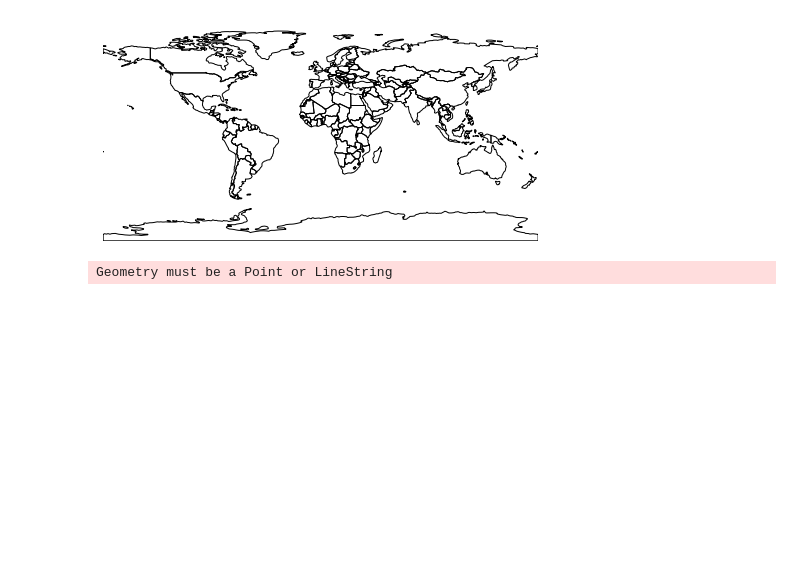
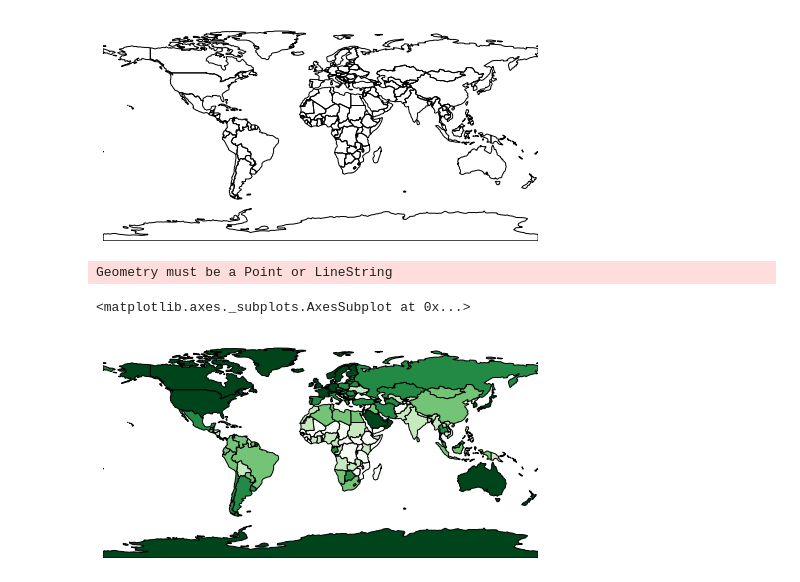
Before and after one commit to Sabarnna1/Geopanda-, a Jupyter notebook: Geopanda_Plot.ipynb, the cells around one changed output. Cells and saved outputs as stored; diff of their text form; code cells hidden in the pictures; blank space fills up the shorter version.

```diff
--- a/Geopanda_Plot.ipynb
+++ b/Geopanda_Plot.ipynb
@@ -86,3 +86,18 @@ ax = geoplot.polyplot(world, projection=geoplot.crs.Orthographic(), figsize=(8,
 ax.outline_patch.set_visible(True)
 # %% [output]
 Geometry must be a Point or LineString
+# %%
+import geoplot
+import mapclassify
+world=gpd.read_file(gpd.datasets.get_path('naturalearth_lowres'))
+gpd_per_person = world['gdp_md_est'] / world['pop_est']
+scheme = mapclassify.Quantiles(gpd_per_person, k=5)
+
+# Note: this code sample requires geoplot>=0.4.0.
+geoplot.choropleth(
+    world, hue=gpd_per_person, scheme=scheme,
+    cmap='Greens', figsize=(8, 4)
+)
+# %% [output]
+<matplotlib.axes._subplots.AxesSubplot at 0x...>
+[figure, added]
```
